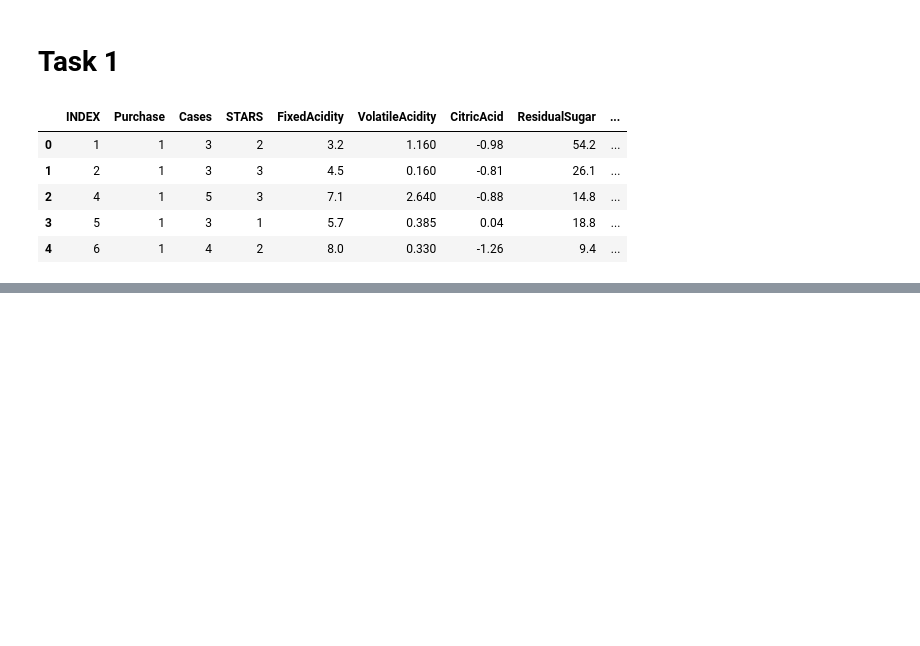
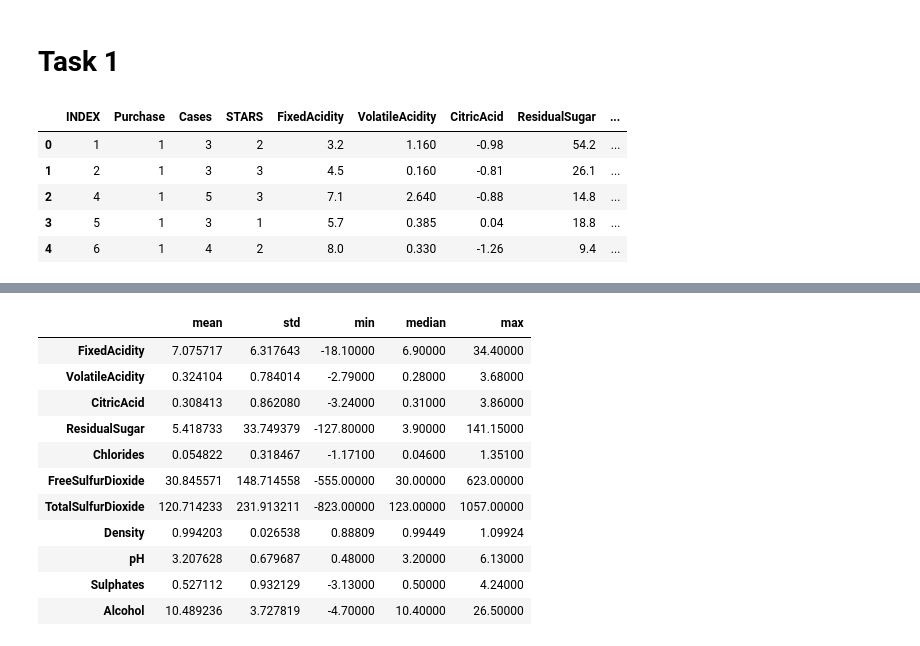
Before and after one commit to MichaelRocchio/msds_410, a Jupyter notebook: Assignment_8/rocchio_assign8.ipynb, the cells around one changed output, grey strips where cells are left out. Saved outputs shown, nothing was run; the diff lists cells and outputs as text; code cells hidden in the pictures; blank space fills up the shorter version.

```diff
--- a/Assignment_8/rocchio_assign8.ipynb
+++ b/Assignment_8/rocchio_assign8.ipynb
@@ -19,0 +95,17 @@ wine_df.head()
+# %%
+descriptive_stats = wine_df[numeric_columns].describe().T[["mean", "std", "min", "50%", "max"]]
+descriptive_stats.rename(columns={"50%": "median"}, inplace=True)
+descriptive_stats
+# %% [output]
+|  | mean | std | min | median | max |
+| FixedAcidity | 7.075717 | 6.317643 | -18.10000 | 6.90000 | 34.40000 |
+| VolatileAcidity | 0.324104 | 0.784014 | -2.79000 | 0.28000 | 3.68000 |
+| CitricAcid | 0.308413 | 0.862080 | -3.24000 | 0.31000 | 3.86000 |
+| ResidualSugar | 5.418733 | 33.749379 | -127.80000 | 3.90000 | 141.15000 |
+| Chlorides | 0.054822 | 0.318467 | -1.17100 | 0.04600 | 1.35100 |
+| FreeSulfurDioxide | 30.845571 | 148.714558 | -555.00000 | 30.00000 | 623.00000 |
+| TotalSulfurDioxide | 120.714233 | 231.913211 | -823.00000 | 123.00000 | 1057.00000 |
+| Density | 0.994203 | 0.026538 | 0.88809 | 0.99449 | 1.09924 |
+| pH | 3.207628 | 0.679687 | 0.48000 | 3.20000 | 6.13000 |
+| Sulphates | 0.527112 | 0.932129 | -3.13000 | 0.50000 | 4.24000 |
+| Alcohol | 10.489236 | 3.727819 | -4.70000 | 10.40000 | 26.50000 |
```
Also changed, not shown: parts of 17 cells of this notebook.
